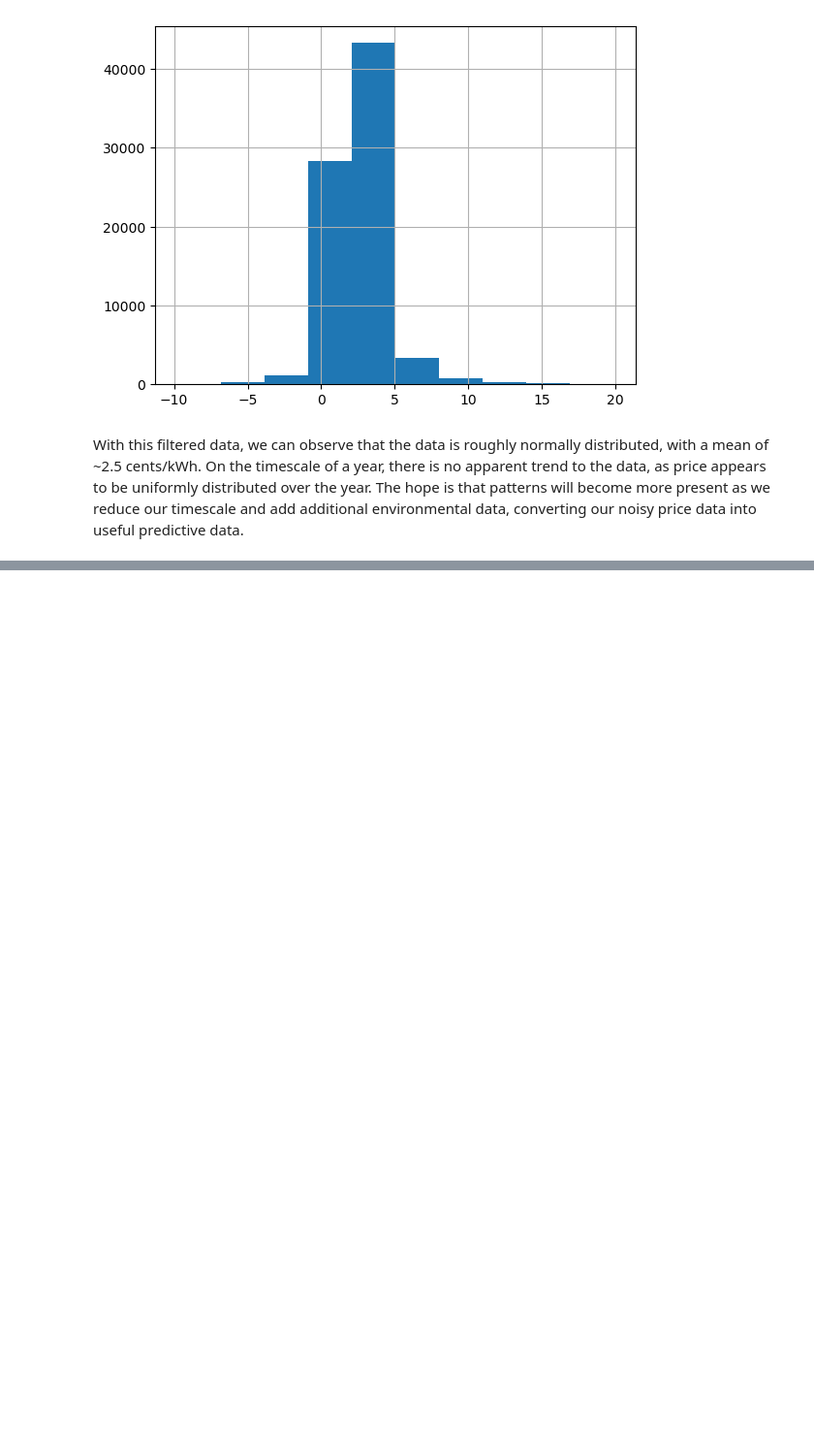
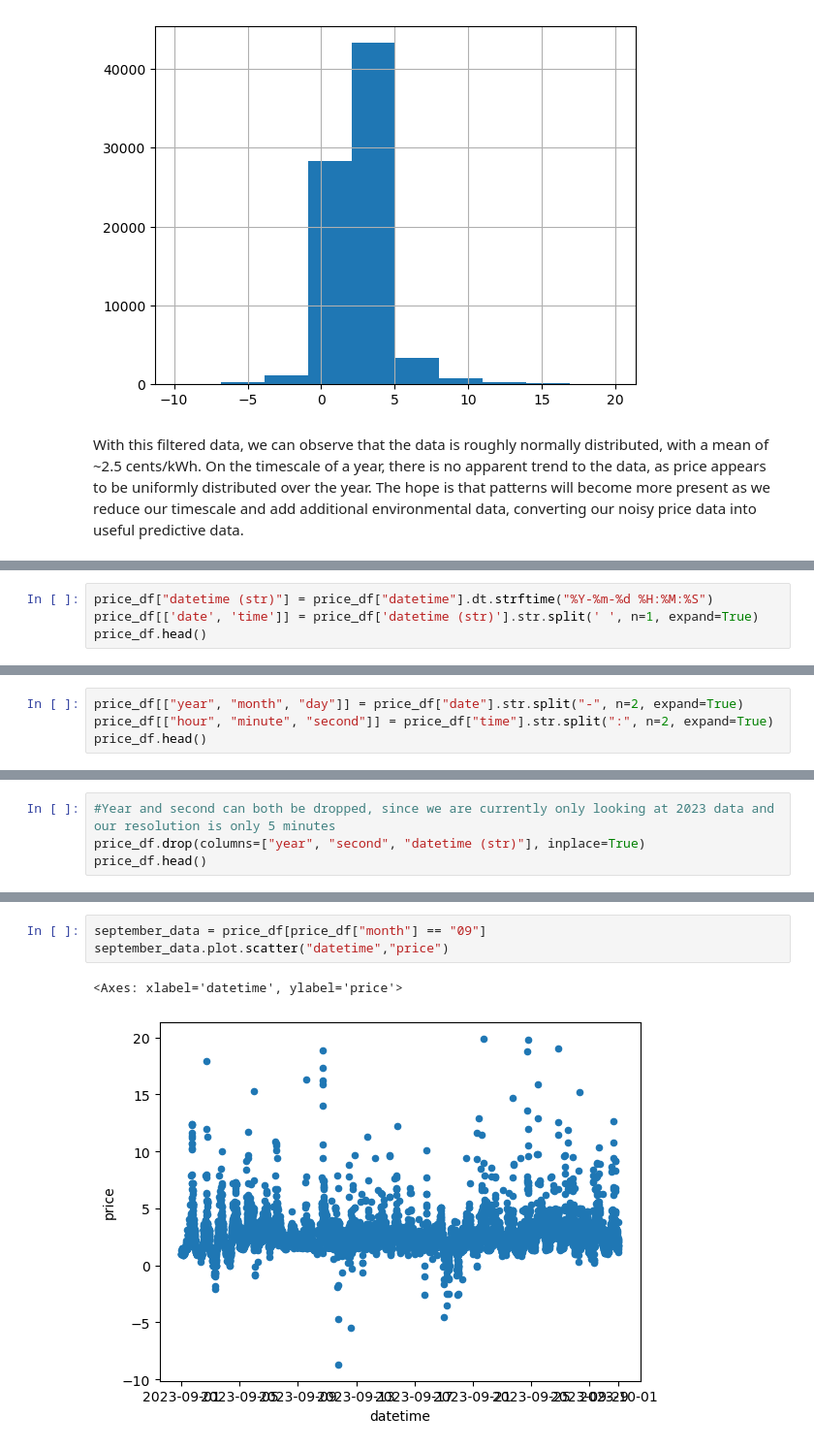
Before and after one commit to traskcon/DATA602-Project, a Jupyter notebook: DATA602-Project.ipynb, the cells around one changed output, grey strips where cells are left out. Shown at 97% size. Drawn from its saved outputs; the diff is of its cells as text; blank space fills up the shorter version.

Commit message:
Further Exploratory Visualizations

```diff
--- a/DATA602-Project.ipynb
+++ b/DATA602-Project.ipynb
@@ -67,3 +77,7 @@ price_df.head()
 | 2 | 1.696222e+09 | 0.9 | 2023-10-02 00:45:00 |
 | 3 | 1.696222e+09 | 1.0 | 2023-10-02 00:40:00 |
 | 4 | 1.696221e+09 | 1.8 | 2023-10-02 00:35:00 |
+# %%
+price_df["datetime (str)"] = price_df["datetime"].dt.strftime("%Y-%m-%d %H:%M:%S")
+price_df[['date', 'time']] = price_df['datetime (str)'].str.split(' ', n=1, expand=True)
+price_df.head()
@@ -69,0 +96,4 @@ price_df.head()
+# %%
+price_df[["year", "month", "day"]] = price_df["date"].str.split("-", n=2, expand=True)
+price_df[["hour", "minute", "second"]] = price_df["time"].str.split(":", n=2, expand=True)
+price_df.head()
@@ -69,0 +107,4 @@ price_df.head()
+# %%
+#Year and second can both be dropped, since we are currently only looking at 2023 data and our resolution is only 5 minutes
+price_df.drop(columns=["year", "second", "datetime (str)"], inplace=True)
+price_df.head()
@@ -69,0 +118,6 @@ price_df.head()
+# %%
+september_data = price_df[price_df["month"] == "09"]
+september_data.plot.scatter("datetime","price")
+# %% [output]
+<Axes: xlabel='datetime', ylabel='price'>
+[figure, added]
```
Also changed, not shown: parts of 6 cells of this notebook.
